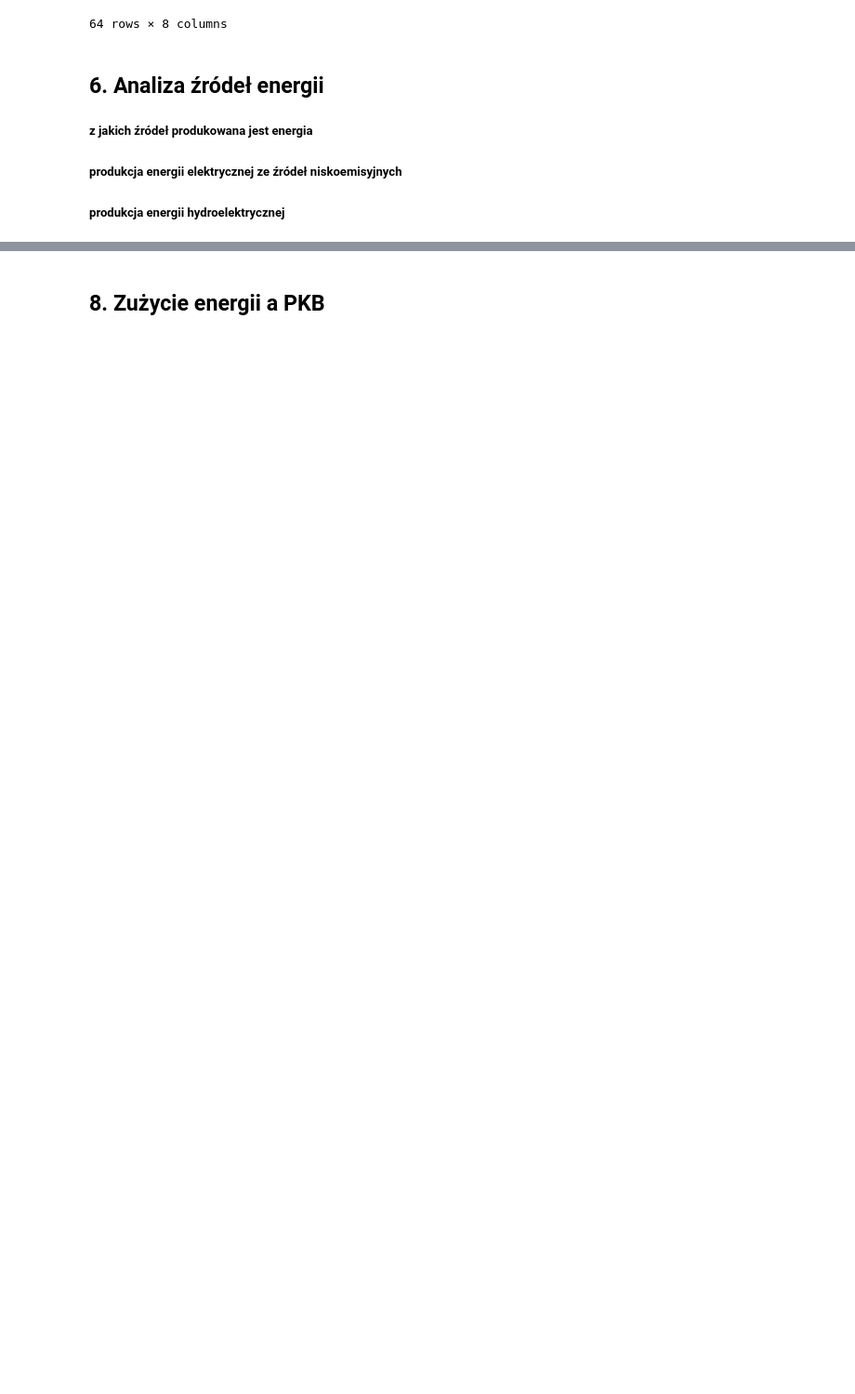
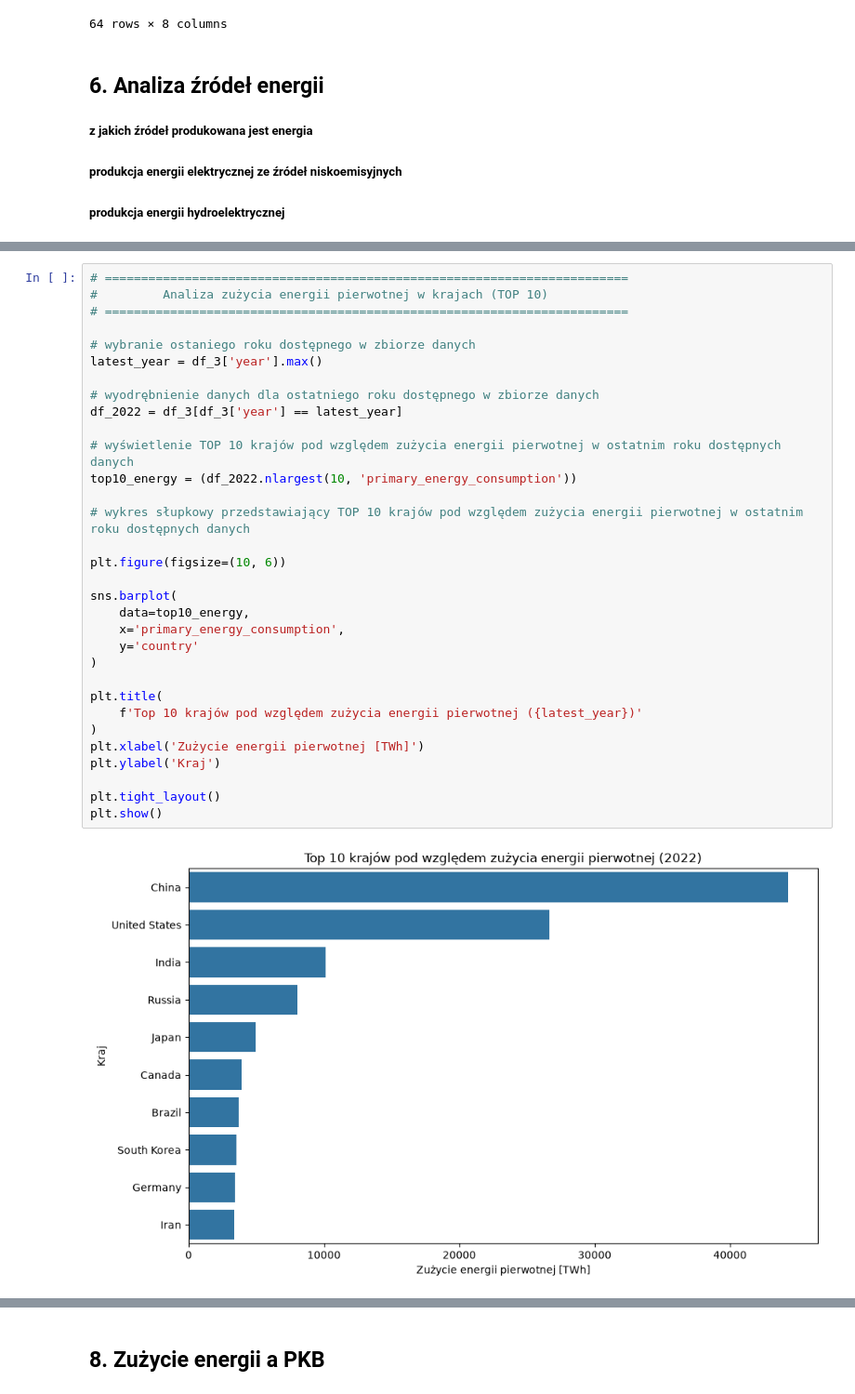
Before and after one commit to olaramota-beep/AWDP-projekt-do-oddania, a Jupyter notebook: Wstęp.ipynb, the cells around one changed output, grey strips where cells are left out. Shown at 93% size. Drawn from its saved outputs; the diff is of its cells as text; blank space fills up the shorter version.

```diff
--- a/Wstęp.ipynb
+++ b/Wstęp.ipynb
@@ -822,0 +894,34 @@ df_3.describe().T
+# %%
+# ========================================================================
+#         Analiza zużycia energii pierwotnej w krajach (TOP 10)
+# ========================================================================
+
+# wybranie ostaniego roku dostępnego w zbiorze danych
+latest_year = df_3['year'].max()
+
+# wyodrębnienie danych dla ostatniego roku dostępnego w zbiorze danych
+df_2022 = df_3[df_3['year'] == latest_year]
+
+# wyświetlenie TOP 10 krajów pod względem zużycia energii pierwotnej w ostatnim roku dostępnych danych
+top10_energy = (df_2022.nlargest(10, 'primary_energy_consumption'))
+
+# wykres słupkowy przedstawiający TOP 10 krajów pod względem zużycia energii pierwotnej w ostatnim roku dostępnych danych
+
+plt.figure(figsize=(10, 6))
+
+sns.barplot(
+    data=top10_energy,
+    x='primary_energy_consumption',
+    y='country'
+)
+
+plt.title(
+    f'Top 10 krajów pod względem zużycia energii pierwotnej ({latest_year})'
+)
+plt.xlabel('Zużycie energii pierwotnej [TWh]')
+plt.ylabel('Kraj')
+
+plt.tight_layout()
+plt.show()
+# %% [output]
+[figure, added]
```
Also changed, not shown: parts of 46 cells of this notebook.
